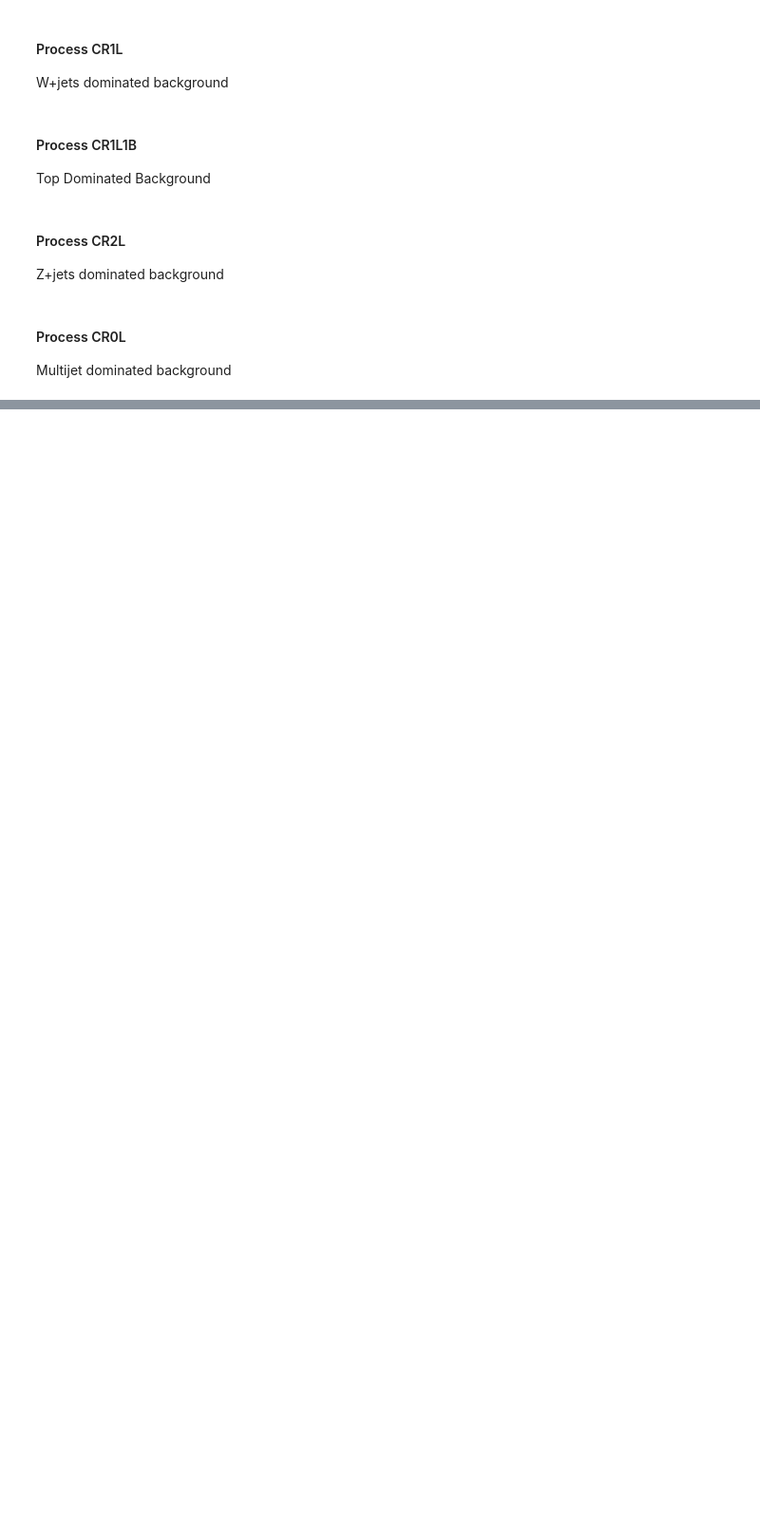
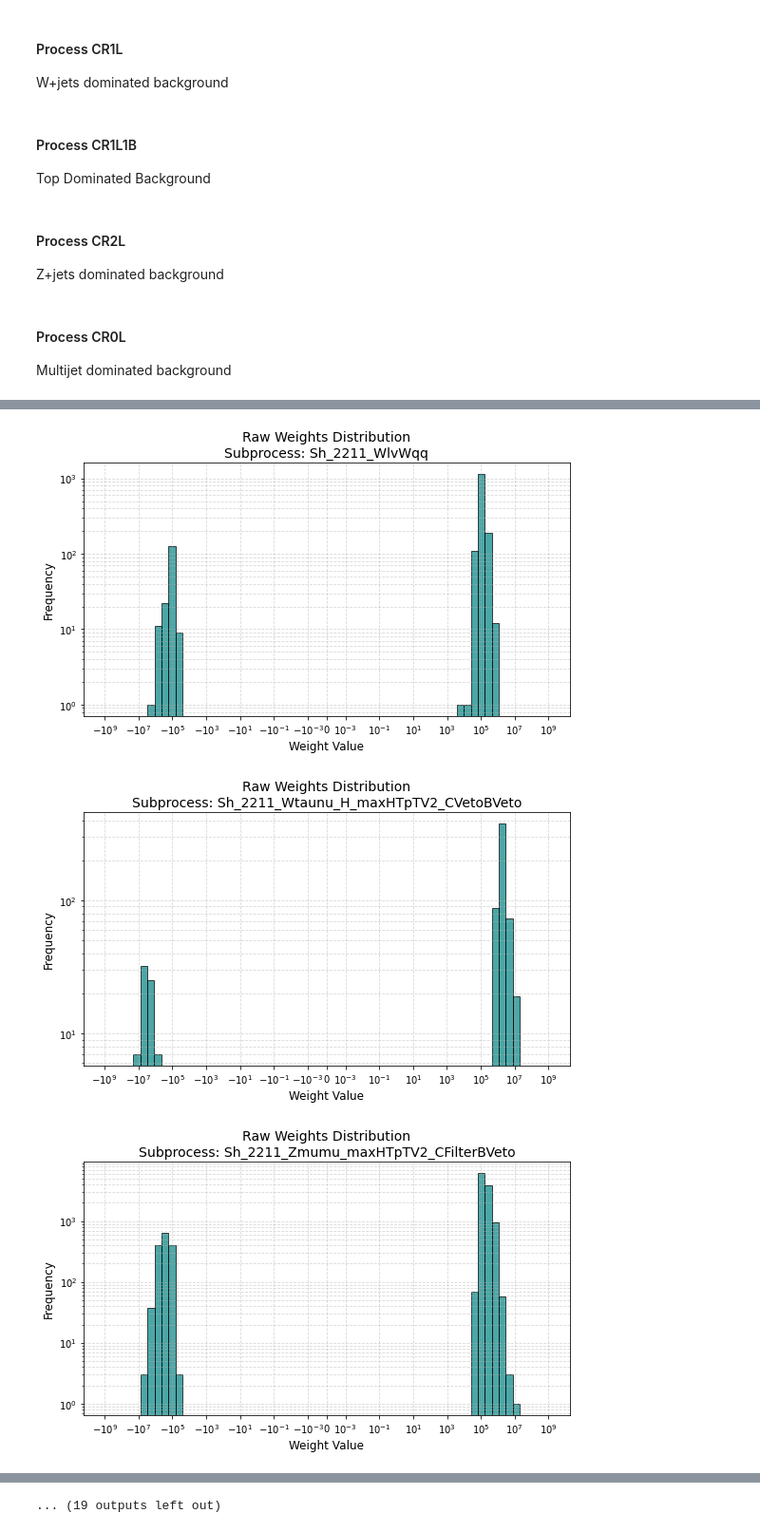
Before and after one commit to sherkaicode/Non-Resonant-AD, a Jupyter notebook: NRAD_PREP.ipynb, the cells around one changed output, grey strips where cells are left out. Shown at 95% size. Drawn from its saved outputs; the diff is of its cells as text; code cells hidden in the pictures; blank space fills up the shorter version.

```diff
--- a/NRAD_PREP.ipynb
+++ b/NRAD_PREP.ipynb
@@ -520,0 +620,48 @@ Applying Empirical Norm Factor: 0.17498
+# %%
+import polars as pl
+import matplotlib.pyplot as plt
+import numpy as np
+
+# 1. Get unique subprocesses
+subprocesses = with_meta_MC_CR1L["subprocess"].unique().to_list()
+
+# 2. Setup consistent bins across all plots
+# Getting the global max ensures the x-axis scale is the same for comparison
+global_max_val = with_meta_MC_CR1L.select(pl.col("raw_weights").abs().max()).item()
+lin_thresh = 1e-3
+
+neg_bins = -np.logspace(np.log10(global_max_val), np.log10(lin_thresh), 30)
+lin_bins = np.linspace(-lin_thresh, lin_thresh, 10)
+pos_bins = np.logspace(np.log10(lin_thresh), np.log10(global_max_val), 30)
+
+symlog_bins = np.unique(np.concatenate([neg_bins, lin_bins, pos_bins]))
+
+# 3. Loop through and create INDIVIDUAL plots
+for sp in subprocesses:
+    # Filter weights for the current subprocess
+    weights = MC_CR1L.filter(pl.col("subprocess") == sp)["raw_weights"].to_numpy()
+
+    # Create a new figure for each subprocess
+    plt.figure(figsize=(8, 5))
+
+    # Plot as a filled histogram since there's no overlap to worry about
+    plt.hist(weights, bins=symlog_bins, color='teal', alpha=0.7, edgecolor='black')
+
+    # Apply scales
+    plt.xscale('symlog', linthresh=lin_thresh)
+    plt.yscale('log')
+
+    # Formatting tailored to the individual subprocess
+    plt.xlabel('Weight Value', fontsize=12)
+    plt.ylabel('Frequency', fontsize=12)
+    plt.title(f'Raw Weights Distribution\nSubprocess: {sp}', fontsize=14)
+    plt.grid(True, which="both", ls="--", alpha=0.5)
+
+    plt.tight_layout()
+
+    # Show the plot before moving to the next subprocess
+    plt.show()
+# %% [output]
+[figure, added]
+[figure, added]
+[figure, added]
@@ -520,0 +677 @@ Applying Empirical Norm Factor: 0.17498
+... (19 outputs left out)
```
Also changed, not shown: parts of 28 cells of this notebook, 8 other files.
